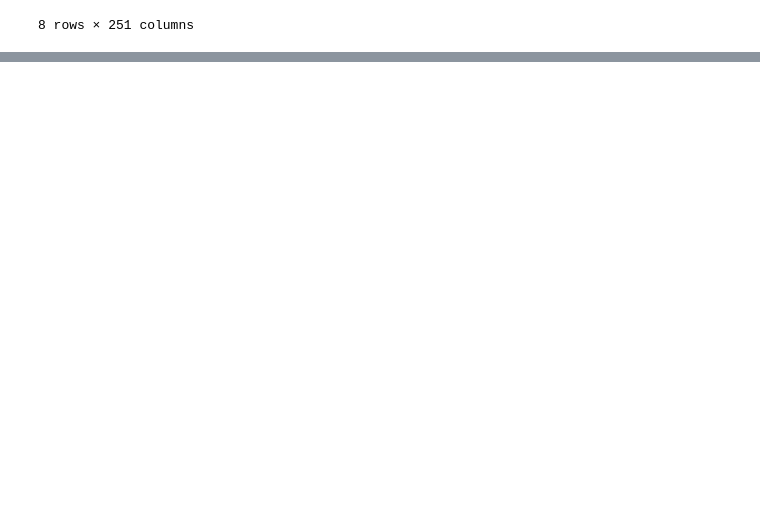
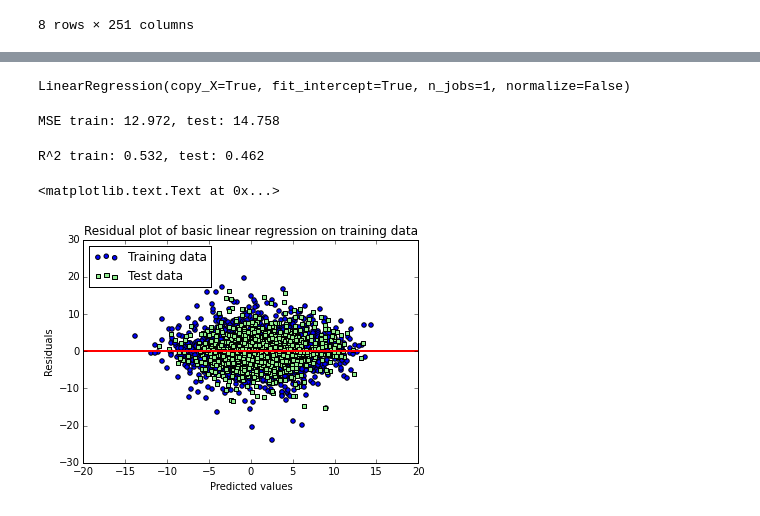
Before and after one commit to Fungie/C1-challenge, a Jupyter notebook: Capital one data science problem.ipynb, the cells around one changed output, grey strips where cells are left out. Drawn from its saved outputs; the diff is of its cells as text; code cells hidden in the pictures; blank space fills up the shorter version.

Commit message:
basic linear regression

```diff
--- a/Capital one data science problem.ipynb
+++ b/Capital one data science problem.ipynb
@@ -71,0 +68,5 @@ np.argmin(train_df.applymap(np.isreal).all(0))
+# %%
+# Some of the columns are non-floats so excluded them. There is already 250 variables in this set
+# If there was less I might of tried to use the non-floats
+train_df=train_df.select_dtypes(exclude=['object'])
+train_df.info()
@@ -96,0 +110,3 @@ X_train.dtype.kind
+# %%
+# Attempt at regular linear regression (crude)
+X_train, X_test, y_train, y_test = train_test_split(X,y)
@@ -96,0 +115,4 @@ X_train.dtype.kind
+# %%
+lin.fit(X_train,y_train)
+# %% [output]
+LinearRegression(copy_X=True, fit_intercept=True, n_jobs=1, normalize=False)
@@ -96,0 +122,24 @@ X_train.dtype.kind
+# %%
+print 'MSE train: %.3f, test: %.3f' %(
+mean_squared_error(y_train, y_train_pred),
+mean_squared_error(y_test, y_test_pred))
+# %% [output]
+MSE train: 12.972, test: 14.758
+# %%
+print 'R^2 train: %.3f, test: %.3f' %(
+r2_score(y_train, y_train_pred),
+r2_score(y_test, y_test_pred))
+# %% [output]
+R^2 train: 0.532, test: 0.462
+# %%
+plt.scatter(y_train_pred,  y_train_pred - y_train, c='blue', marker='o', label='Training data')
+plt.scatter(y_test_pred,  y_test_pred - y_test, c='lightgreen', marker='s', label='Test data')
+plt.xlabel('Predicted values')
+plt.ylabel('Residuals')
+plt.legend(loc='upper left')
+plt.hlines(y=0, xmin=-20, xmax=20, lw=2, color='red')
+plt.xlim([-20,20])
+plt.title('Residual plot of basic linear regression on training data')
+# %% [output]
+<matplotlib.text.Text at 0x...>
+[figure, added]
```
Also changed, not shown: parts of 13 cells of this notebook.
